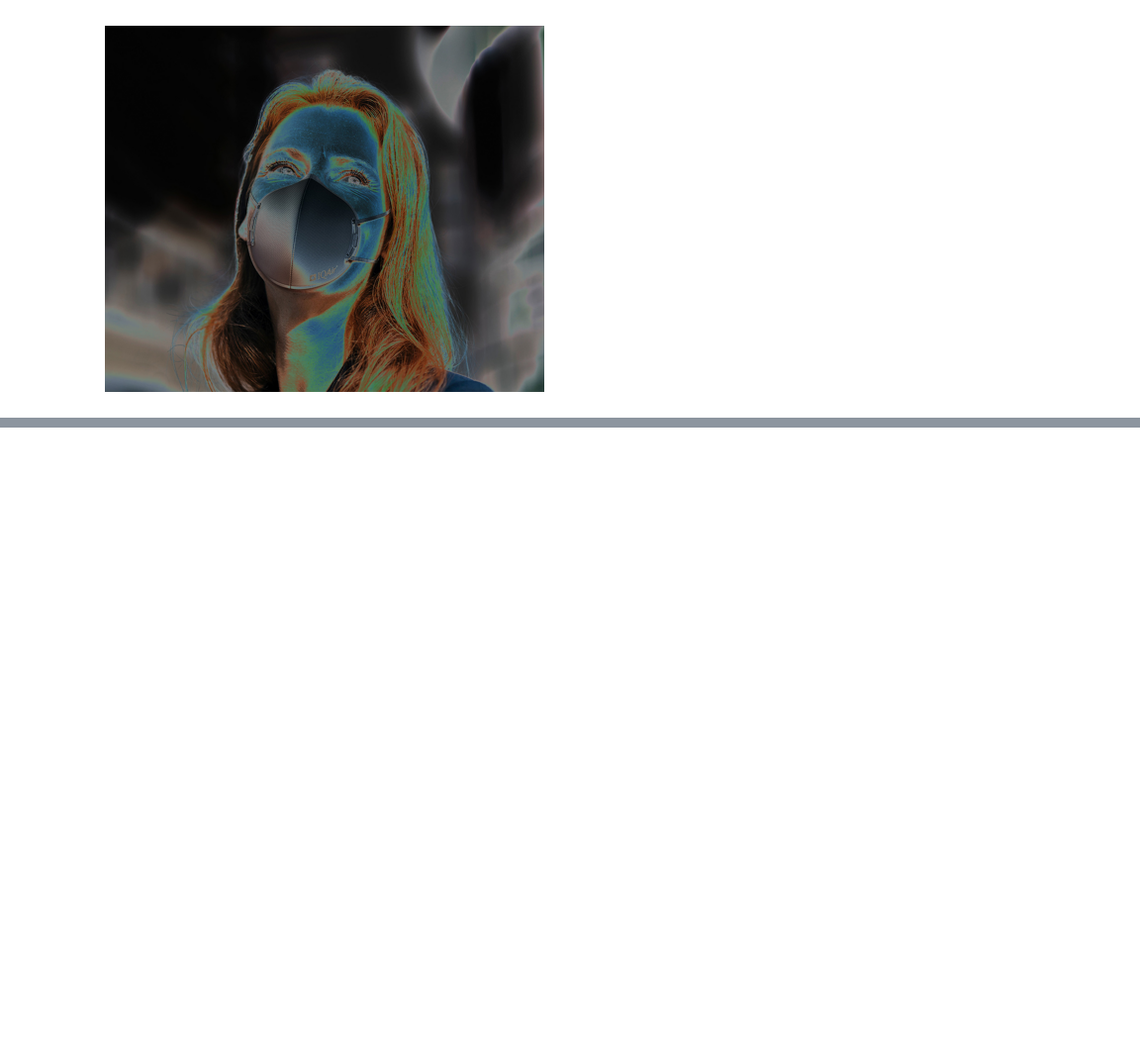
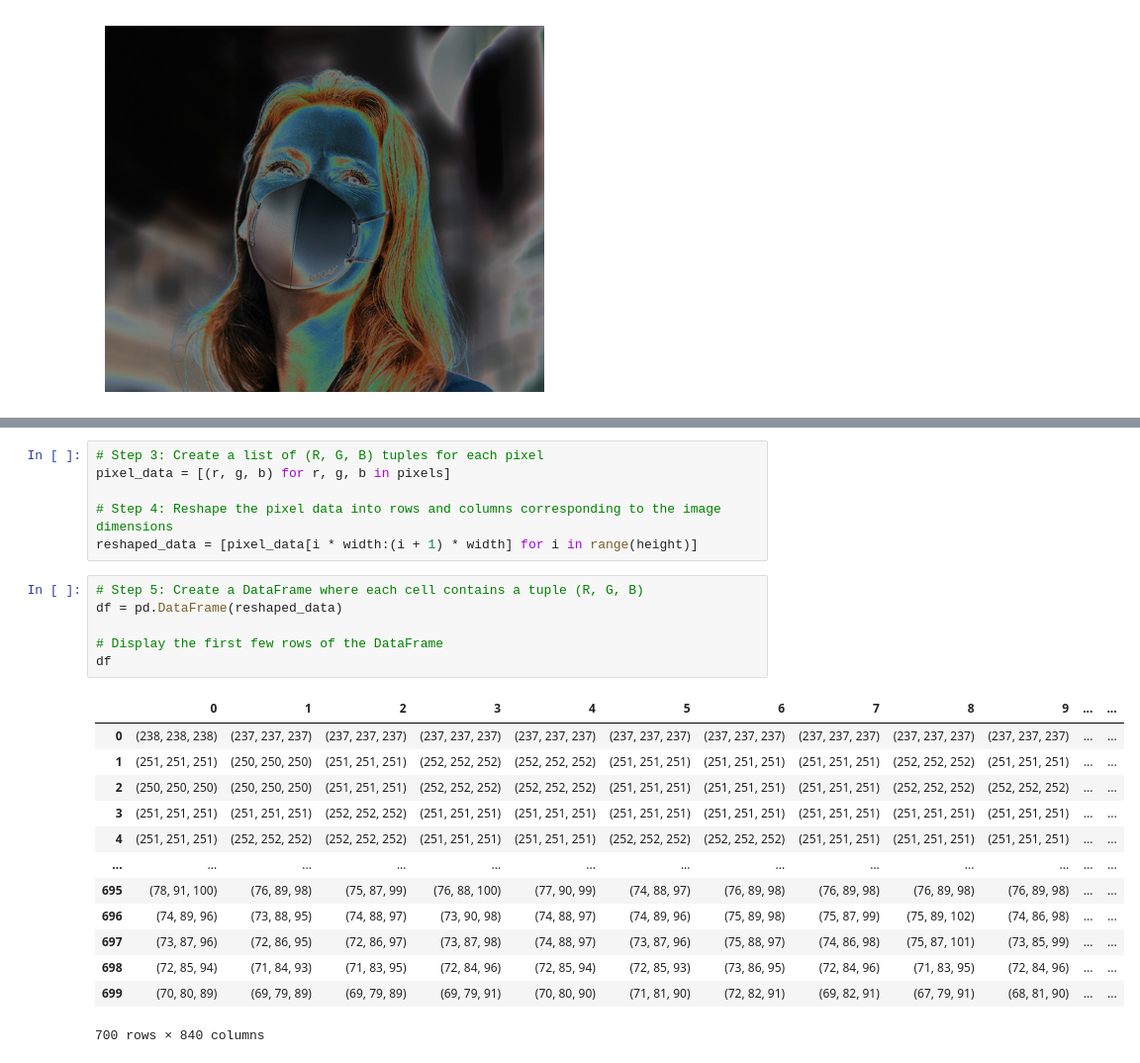
Before and after one commit to realrilo/ImageProc, a Jupyter notebook: ImageProcessing_1.ipynb, the cells around one changed output, grey strips where cells are left out. Shown at 99% size. Drawn from its saved outputs; the diff is of its cells as text; blank space fills up the shorter version.

```diff
--- a/ImageProcessing_1.ipynb
+++ b/ImageProcessing_1.ipynb
@@ -123,0 +147,26 @@ plt.show()
+# %%
+# Step 3: Create a list of (R, G, B) tuples for each pixel
+pixel_data = [(r, g, b) for r, g, b in pixels]
+
+# Step 4: Reshape the pixel data into rows and columns corresponding to the image dimensions
+reshaped_data = [pixel_data[i * width:(i + 1) * width] for i in range(height)]
+# %%
+# Step 5: Create a DataFrame where each cell contains a tuple (R, G, B)
+df = pd.DataFrame(reshaped_data)
+
+# Display the first few rows of the DataFrame
+df
+# %% [output]
+|  | 0 | 1 | 2 | 3 | 4 | 5 | 6 | 7 | 8 | 9 | ... | ... |
+| 0 | (238, 238, 238) | (237, 237, 237) | (237, 237, 237) | (237, 237, 237) | (237, 237, 237) | (237, 237, 237) | (237, 237, 237) | (237, 237, 237) | (237, 237, 237) | (237, 237, 237) | ... | ... |
+| 1 | (251, 251, 251) | (250, 250, 250) | (251, 251, 251) | (252, 252, 252) | (252, 252, 252) | (251, 251, 251) | (251, 251, 251) | (251, 251, 251) | (252, 252, 252) | (251, 251, 251) | ... | ... |
+| 2 | (250, 250, 250) | (250, 250, 250) | (251, 251, 251) | (252, 252, 252) | (252, 252, 252) | (251, 251, 251) | (251, 251, 251) | (251, 251, 251) | (252, 252, 252) | (252, 252, 252) | ... | ... |
+| 3 | (251, 251, 251) | (251, 251, 251) | (252, 252, 252) | (251, 251, 251) | (251, 251, 251) | (251, 251, 251) | (251, 251, 251) | (251, 251, 251) | (251, 251, 251) | (251, 251, 251) | ... | ... |
+| 4 | (251, 251, 251) | (252, 252, 252) | (252, 252, 252) | (251, 251, 251) | (251, 251, 251) | (252, 252, 252) | (252, 252, 252) | (251, 251, 251) | (251, 251, 251) | (251, 251, 251) | ... | ... |
+| ... | ... | ... | ... | ... | ... | ... | ... | ... | ... | ... | ... | ... |
+| 695 | (78, 91, 100) | (76, 89, 98) | (75, 87, 99) | (76, 88, 100) | (77, 90, 99) | (74, 88, 97) | (76, 89, 98) | (76, 89, 98) | (76, 89, 98) | (76, 89, 98) | ... | ... |
+| 696 | (74, 89, 96) | (73, 88, 95) | (74, 88, 97) | (73, 90, 98) | (74, 88, 97) | (74, 89, 96) | (75, 89, 98) | (75, 87, 99) | (75, 89, 102) | (74, 86, 98) | ... | ... |
+| 697 | (73, 87, 96) | (72, 86, 95) | (72, 86, 97) | (73, 87, 98) | (74, 88, 97) | (73, 87, 96) | (75, 88, 97) | (74, 86, 98) | (75, 87, 101) | (73, 85, 99) | ... | ... |
+| 698 | (72, 85, 94) | (71, 84, 93) | (71, 83, 95) | (72, 84, 96) | (72, 85, 94) | (72, 85, 93) | (73, 86, 95) | (72, 84, 96) | (71, 83, 95) | (72, 84, 96) | ... | ... |
+| 699 | (70, 80, 89) | (69, 79, 89) | (69, 79, 89) | (69, 79, 91) | (70, 80, 90) | (71, 81, 90) | (72, 82, 91) | (69, 82, 91) | (67, 79, 91) | (68, 81, 90) | ... | ... |
+700 rows × 840 columns
```
Also changed, not shown: parts of 8 cells of this notebook.
